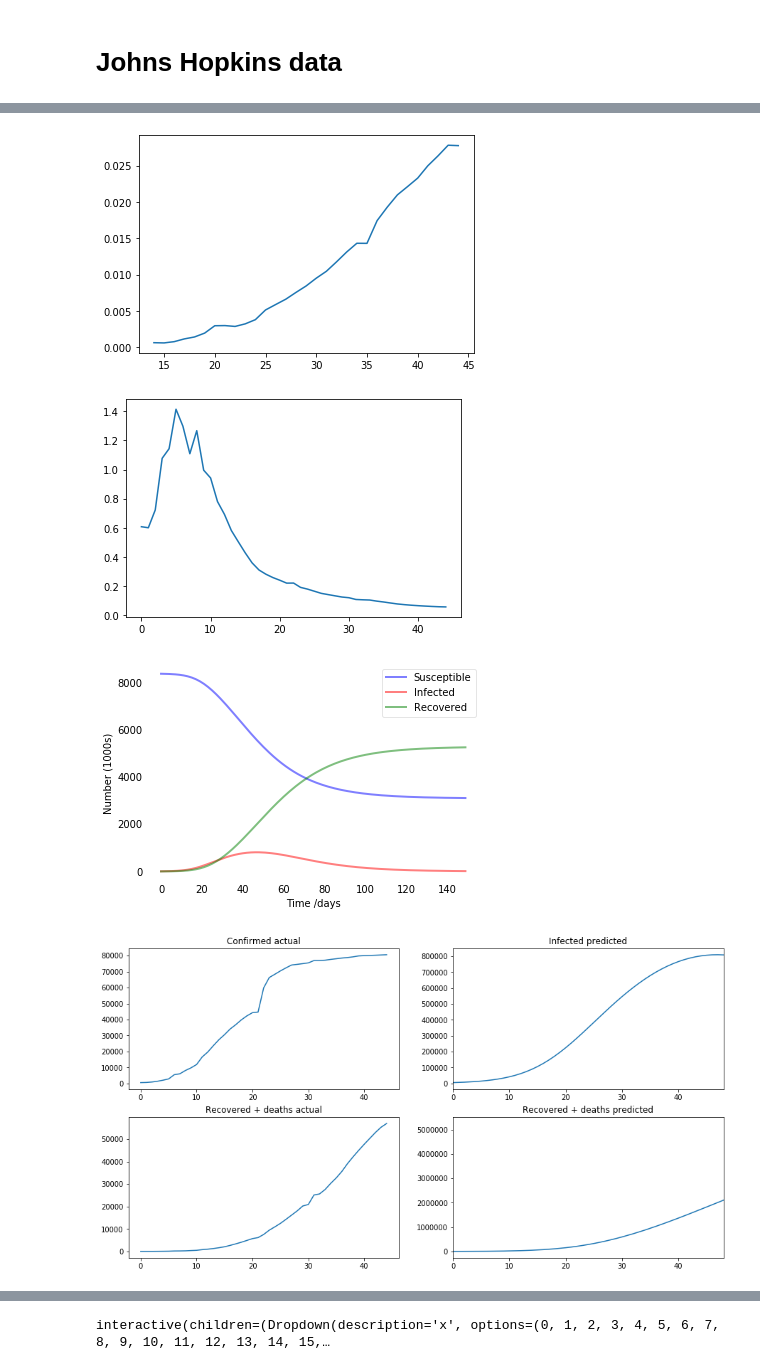
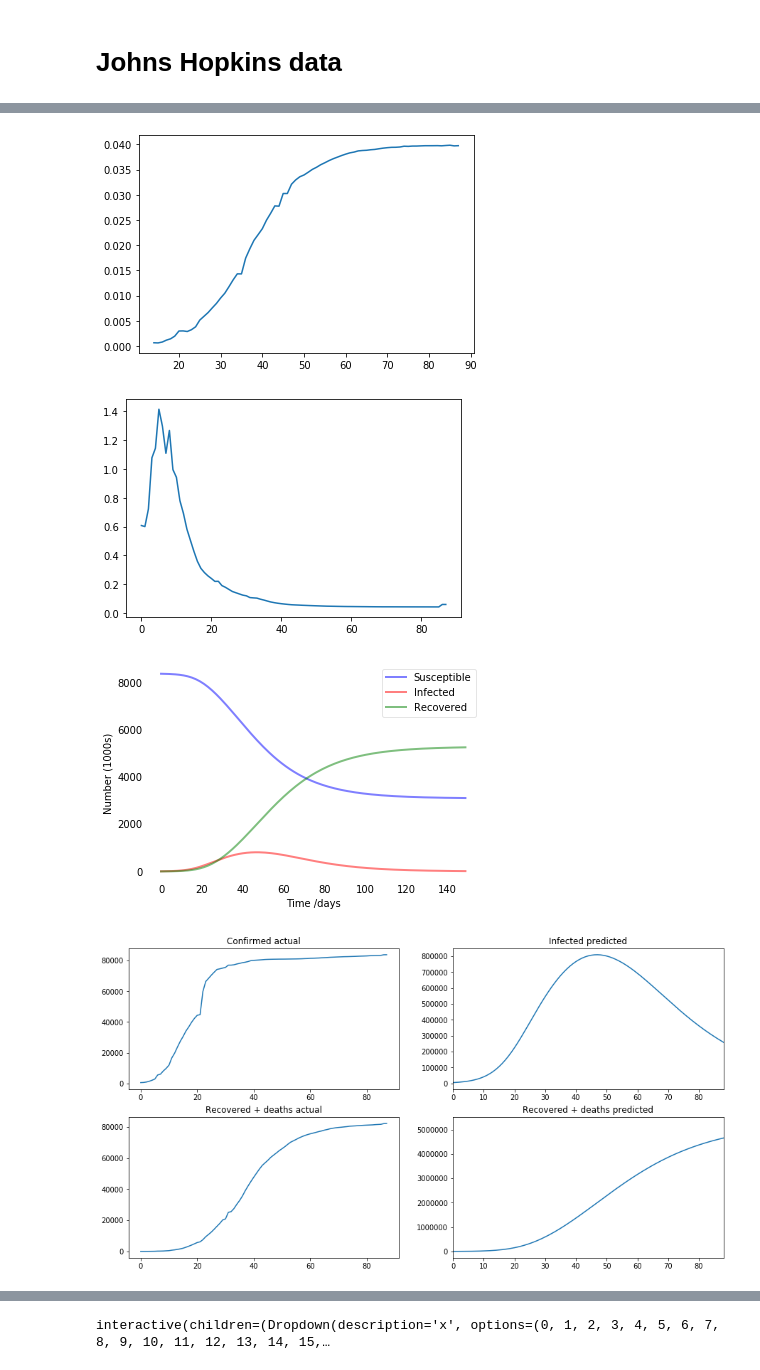
Before and after one commit to DmitrySerg/COVID-19, a Jupyter notebook: models/COVID-19.ipynb, the cells around one changed output, grey strips where cells are left out. Saved outputs shown, nothing was run; the diff lists cells and outputs as text; code cells hidden in the pictures.

```diff
--- a/models/COVID-19.ipynb
+++ b/models/COVID-19.ipynb
@@ -474,9 +496,9 @@ sir_model.plot_results(S, I, R)
 # Johns Hopkins data
 # %%
 main_link = 'https://raw.githubusercontent.com/CSSEGISandData/COVID-19/master/csse_covid_19_data/csse_covid_19_time_series/'
-CONFIRMED = pd.read_csv(main_link+'time_series_19-covid-Confirmed.csv')
-DEATHS = pd.read_csv(main_link+'time_series_19-covid-Deaths.csv')
-RECOVERED = pd.read_csv(main_link+'time_series_19-covid-Recovered.csv')
+CONFIRMED = pd.read_csv(main_link+'time_series_covid19_confirmed_global.csv' )
+DEATHS = pd.read_csv(main_link+'time_series_covid19_deaths_global.csv')
+RECOVERED = pd.read_csv(main_link+'time_series_covid19_recovered_global.csv')
 # %%
 CONFIRMED.iloc[:10, 4:].T.plot()
 # %% [output]
@@ -485,5 +507,5 @@ CONFIRMED.iloc[:10, 4:].T.plot()
 # %%
-country = 'Mainland China'
+country = 'China'
 
 confirmed_country = CONFIRMED[CONFIRMED['Country/Region']==country].sum()[4:].values
 first_case = np.argwhere(confirmed_country)[0][0]
@@ -524,40 +546,40 @@ plt.plot(recovered_country/confirmed_country);
 # %%
 plt.plot(pd.Series(deaths_country).shift(14)/confirmed_country);
 # %% [output]
-[figure, old version]
+[figure, new version]
 # %%
 plt.plot(deaths_country/recovered_country);
 # %% [output]
-[figure, old version]
+[figure, new version]
 # %%
 max_R0 = 5
 min_R0 = 2.4
 
 beta = expit(np.linspace(-5, 3, num=50))[::-1]
 beta = beta * (max_R0 - min_R0) + min_R0
 beta = np.concatenate((beta, np.repeat(beta[-1], 400-len(beta))))
 
 sir_model = SIR(8364977, I0=444/0.1, beta=beta/14, gamma=0.0576*2, days=150)
 S, I, R = sir_model.run()
 sir_model.plot_results(S, I, R)
 
 
 fig, axs = plt.subplots(2, 2, figsize=(15, 8))
 axs[0, 0].plot(confirmed_country)
 axs[0, 0].set_title("Confirmed actual")
 axs[0, 1].plot(I)
 axs[0, 1].set_title("Infected predicted")
-axs[0, 1].set_xlim(0, 48)
+axs[0, 1].set_xlim(0, len(confirmed_country))
 
 axs[1, 0].plot(deaths_country+recovered_country)
 axs[1, 0].set_title("Recovered + deaths actual")
 axs[1, 1].plot(R)
 axs[1, 1].set_title("Recovered + deaths predicted")
-axs[1, 1].set_xlim(0, 48)
+axs[1, 1].set_xlim(0, len(confirmed_country))
 plt.show()
 # %% [output]
 [figure]
-[figure, old version]
+[figure, new version]
 # %%
 # plt.plot(pd.Series(deaths_country+recovered_country).shift(14)/confirmed_country)
 # plt.show()
```
Also changed, not shown: parts of 35 cells of this notebook.
